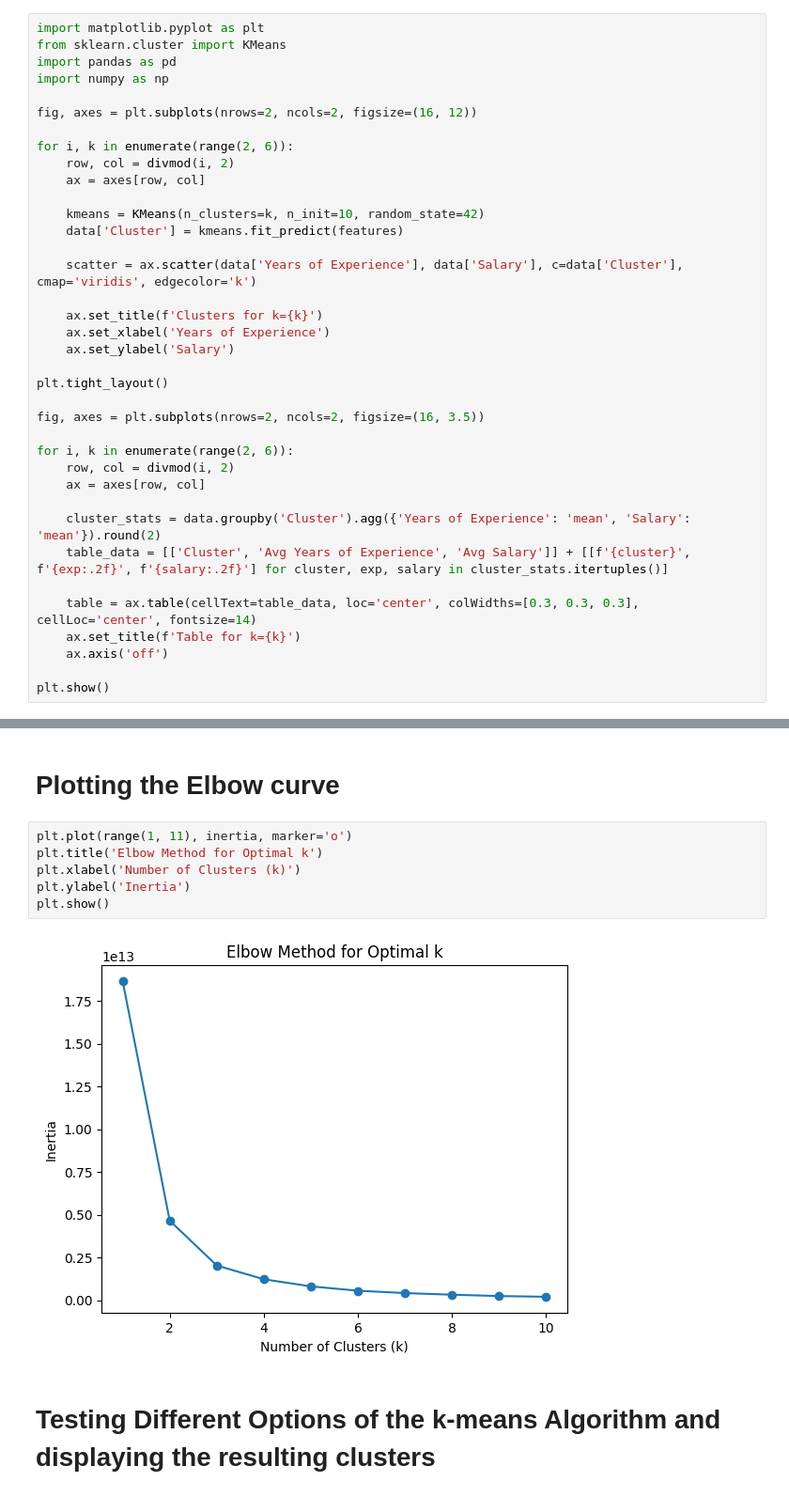
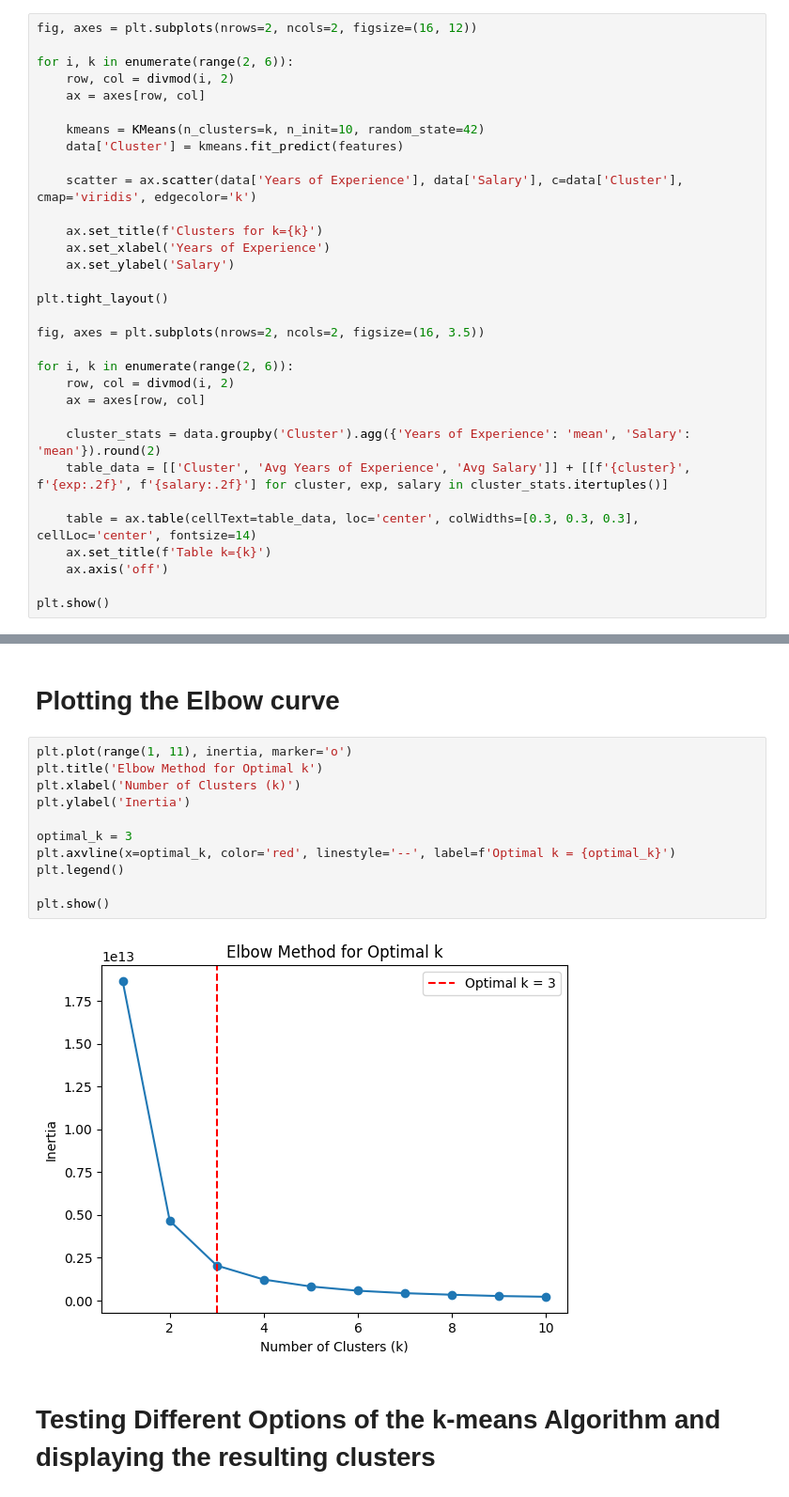
Before and after one commit to MilkyWay2k/Machine2nd, a Jupyter notebook: mainTask2.ipynb, the cells around one changed output, grey strips where cells are left out. Shown at 94% size. Saved outputs shown, nothing was run; the diff lists cells and outputs as text.

```diff
--- a/mainTask2.ipynb
+++ b/mainTask2.ipynb
@@ -27,11 +54,6 @@ features = data[['Age', 'Gender', 'Education Level', 'Job Title', 'Years of Expe
 # %% [markdown]
 # Experimenting with different values of k and displaying the resulting clusters
 # %%
-import matplotlib.pyplot as plt
-from sklearn.cluster import KMeans
-import pandas as pd
-import numpy as np
-
 fig, axes = plt.subplots(nrows=2, ncols=2, figsize=(16, 12))
 
 for i, k in enumerate(range(2, 6)):
@@ -59,7 +81,7 @@ for i, k in enumerate(range(2, 6)):
     table_data = [['Cluster', 'Avg Years of Experience', 'Avg Salary']] + [[f'{cluster}', f'{exp:.2f}', f'{salary:.2f}'] for cluster, exp, salary in cluster_stats.itertuples()]
 
     table = ax.table(cellText=table_data, loc='center', colWidths=[0.3, 0.3, 0.3], cellLoc='center', fontsize=14)
-    ax.set_title(f'Table for k={k}')
+    ax.set_title(f'Table k={k}')
     ax.axis('off')
 
 plt.show()
@@ -79,11 +101,16 @@ for k in range(1, 11):
 # %%
 plt.plot(range(1, 11), inertia, marker='o')
 plt.title('Elbow Method for Optimal k')
 plt.xlabel('Number of Clusters (k)')
 plt.ylabel('Inertia')
+
+optimal_k = 3
+plt.axvline(x=optimal_k, color='red', linestyle='--', label=f'Optimal k = {optimal_k}')
+plt.legend()
+
 plt.show()
 # %% [output]
-[figure, old version]
+[figure, new version]
 # %% [markdown]
 # Testing Different Options of the k-means Algorithm and displaying the resulting clusters
 # %%
```
Also changed, not shown: parts of 5 cells of this notebook.
